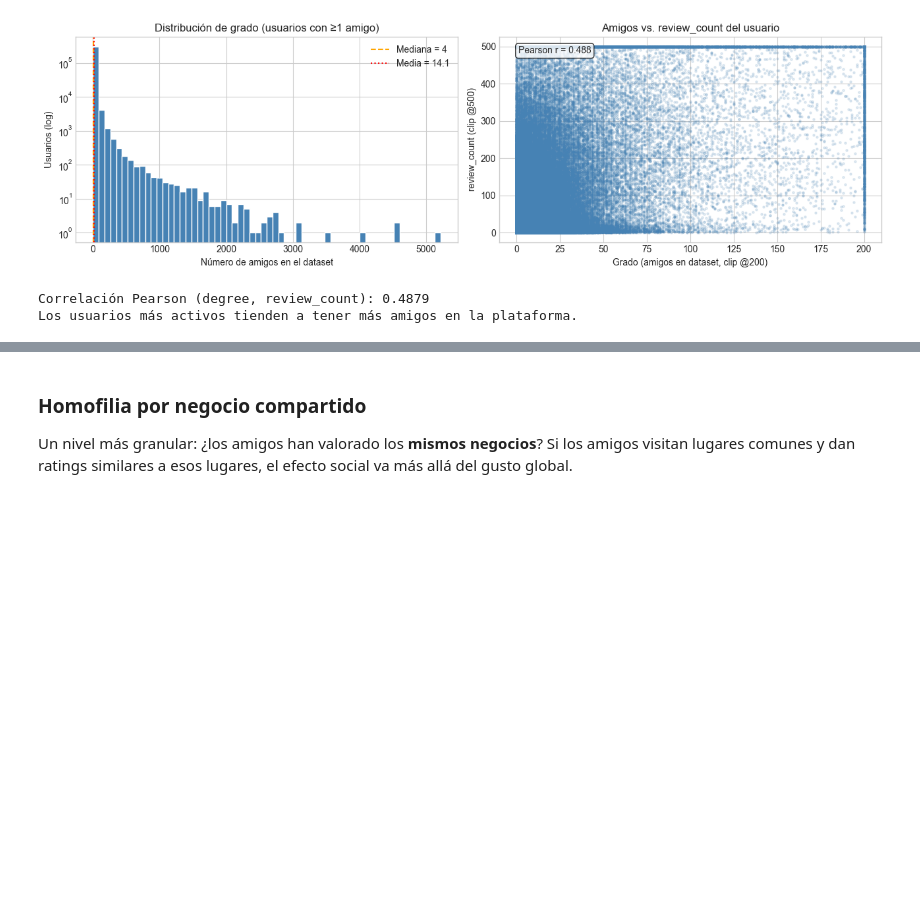
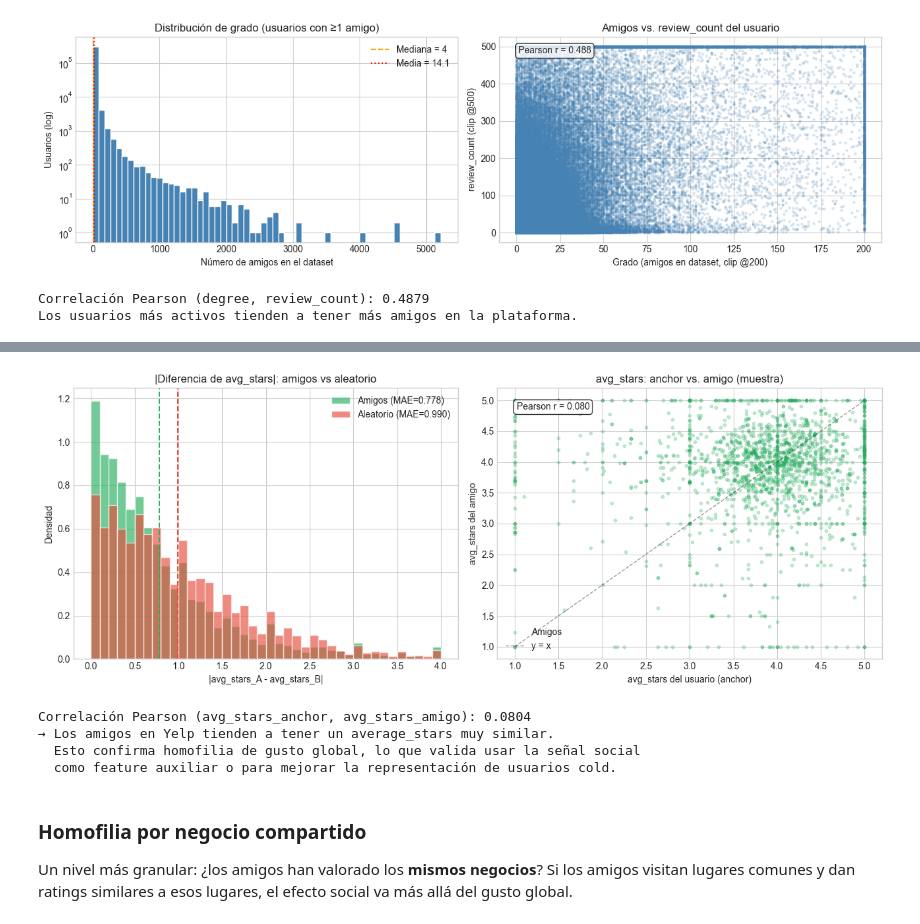
Before and after one commit to Mariogarber/recomendation-system, a Jupyter notebook: content-based/project_summary.ipynb, the cells around one changed output, grey strips where cells are left out. Saved outputs shown, nothing was run; the diff lists cells and outputs as text; code cells hidden in the pictures; blank space fills up the shorter version.

```diff
--- a/content-based/project_summary.ipynb
+++ b/content-based/project_summary.ipynb
@@ -482,34 +522,40 @@ axes[0].hist(np.abs(neg_arr[:, 0] - neg_arr[:, 1]), bins=40, alpha=0.65,
 axes[0].axvline(mae_friends, color="#27ae60", linestyle="--", linewidth=1.5)
 axes[0].axvline(mae_randoms, color="#e74c3c", linestyle="--", linewidth=1.5)
 axes[0].set_title("|Diferencia de avg_stars|: amigos vs aleatorio", fontsize=12)
-axes[0].set_xlabel("|avg_stars_A − avg_stars_B|")
+axes[0].set_xlabel("|avg_stars_A - avg_stars_B|")
 axes[0].set_ylabel("Densidad")
 axes[0].legend()
 
 # Scatter: avg_stars del anchor vs avg_stars del amigo
 sample_idx = rng.integers(0, len(pos_arr), size=min(2000, len(pos_arr)))
 axes[1].scatter(pos_arr[sample_idx, 0], pos_arr[sample_idx, 1],
                 alpha=0.25, s=10, color="#27ae60", label="Amigos")
 axes[1].plot([1, 5], [1, 5], "k--", alpha=0.4, linewidth=1, label="y = x")
 axes[1].set_title("avg_stars: anchor vs. amigo (muestra)", fontsize=12)
 axes[1].set_xlabel("avg_stars del usuario (anchor)")
 axes[1].set_ylabel("avg_stars del amigo")
 axes[1].set_xlim(0.8, 5.2)
 axes[1].set_ylim(0.8, 5.2)
 
 # Correlación
 corr_friends = np.corrcoef(pos_arr[:, 0], pos_arr[:, 1])[0, 1]
 axes[1].annotate(f"Pearson r = {corr_friends:.3f}", xy=(0.05, 0.92), xycoords="axes fraction",
                  fontsize=10, bbox=dict(boxstyle="round,pad=0.3", fc="white", alpha=0.8))
 axes[1].legend()
 
 plt.tight_layout()
 plt.show()
 
 print(f"\nCorrelación Pearson (avg_stars_anchor, avg_stars_amigo): {corr_friends:.4f}")
 print("→ Los amigos en Yelp tienden a tener un average_stars muy similar.")
 print("  Esto confirma homofilia de gusto global, lo que valida usar la señal social"
       "\n  como feature auxiliar o para mejorar la representación de usuarios cold.")
+# %% [output]
+[figure, added]
+Correlación Pearson (avg_stars_anchor, avg_stars_amigo): 0.0804
+→ Los amigos en Yelp tienden a tener un average_stars muy similar.
+  Esto confirma homofilia de gusto global, lo que valida usar la señal social
+  como feature auxiliar o para mejorar la representación de usuarios cold.
 # %% [markdown]
 ### Homofilia por negocio compartido
 
```
Also changed, not shown: parts of 64 cells of this notebook, 39 other files.
